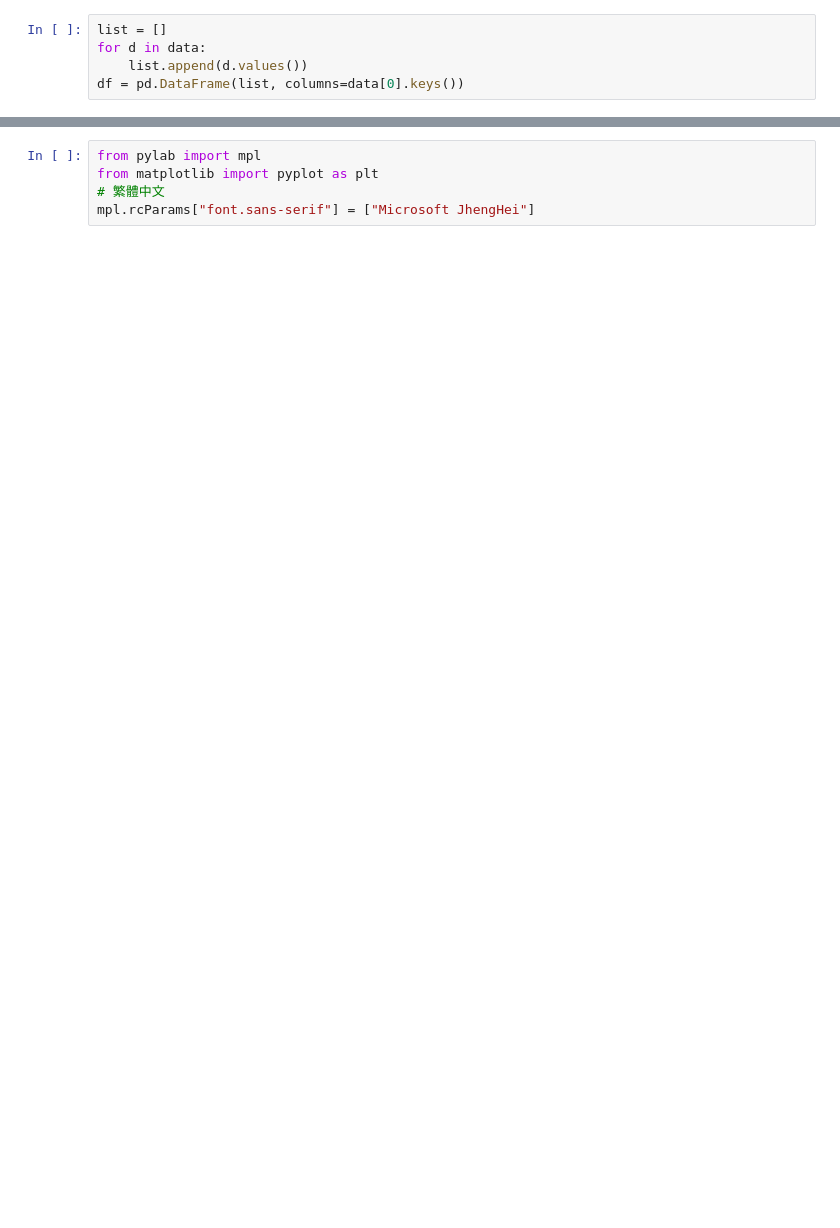
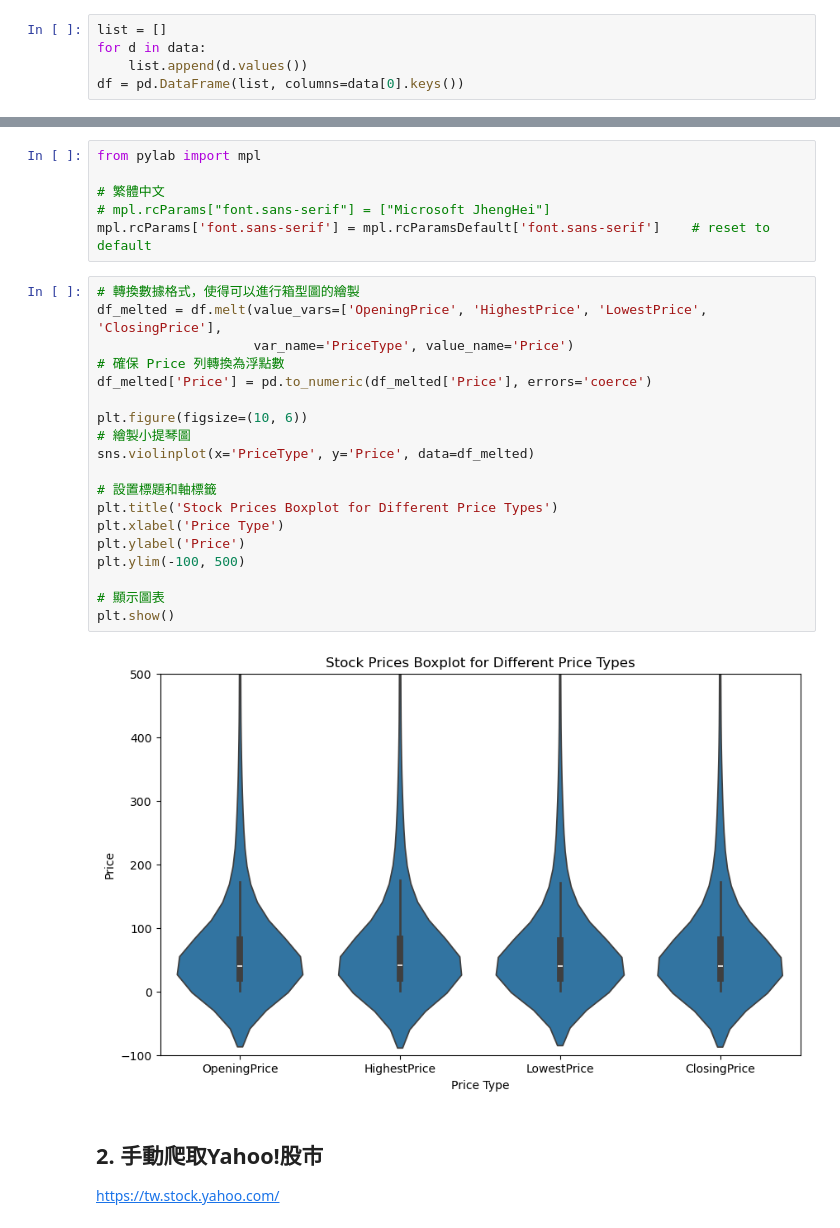
Before and after one commit to happk/Homework_for_Financial-Big-Data-Analysis, a Jupyter notebook: hw1/hw1.ipynb, the cells around one changed output, grey strips where cells are left out. Saved outputs shown, nothing was run; the diff lists cells and outputs as text; blank space fills up the shorter version.

```diff
--- a/hw1/hw1.ipynb
+++ b/hw1/hw1.ipynb
@@ -56,6 +60,32 @@ df
 1255 rows × 10 columns
 # %%
 from pylab import mpl
-from matplotlib import pyplot as plt
+
 # 繁體中文
-mpl.rcParams["font.sans-serif"] = ["Microsoft JhengHei"]
+# mpl.rcParams["font.sans-serif"] = ["Microsoft JhengHei"]
+mpl.rcParams['font.sans-serif'] = mpl.rcParamsDefault['font.sans-serif']    # reset to default
+# %%
+# 轉換數據格式，使得可以進行箱型圖的繪製
+df_melted = df.melt(value_vars=['OpeningPrice', 'HighestPrice', 'LowestPrice', 'ClosingPrice'],
+                    var_name='PriceType', value_name='Price')
+# 確保 Price 列轉換為浮點數
+df_melted['Price'] = pd.to_numeric(df_melted['Price'], errors='coerce')
+
+plt.figure(figsize=(10, 6))
+# 繪製小提琴圖
+sns.violinplot(x='PriceType', y='Price', data=df_melted)
+
+# 設置標題和軸標籤
+plt.title('Stock Prices Boxplot for Different Price Types')
+plt.xlabel('Price Type')
+plt.ylabel('Price')
+plt.ylim(-100, 500)
+
+# 顯示圖表
+plt.show()
+# %% [output]
+[figure, added]
+# %% [markdown]
+## 2. 手動爬取Yahoo!股市
+
+https://tw.stock.yahoo.com/
```
Also changed, not shown: parts of 4 cells of this notebook.
